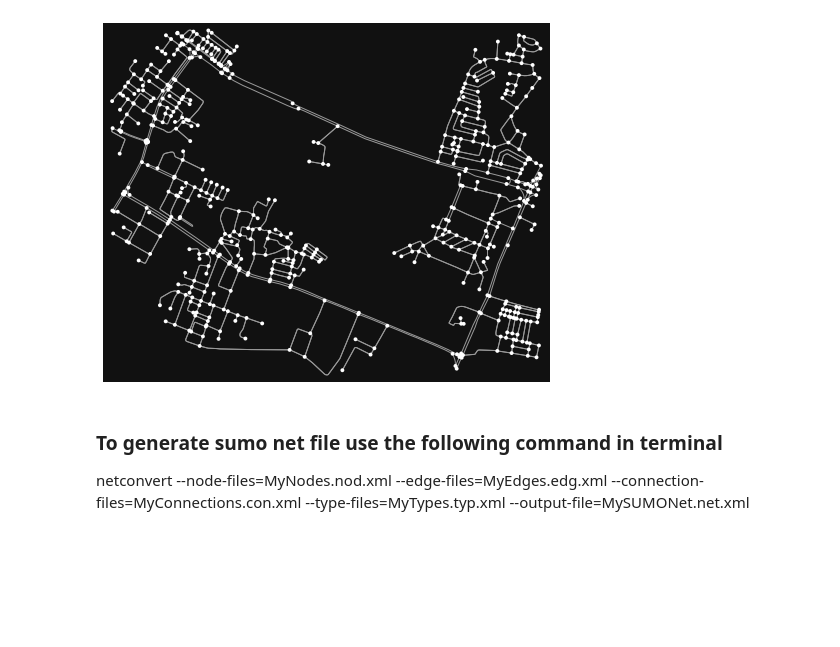
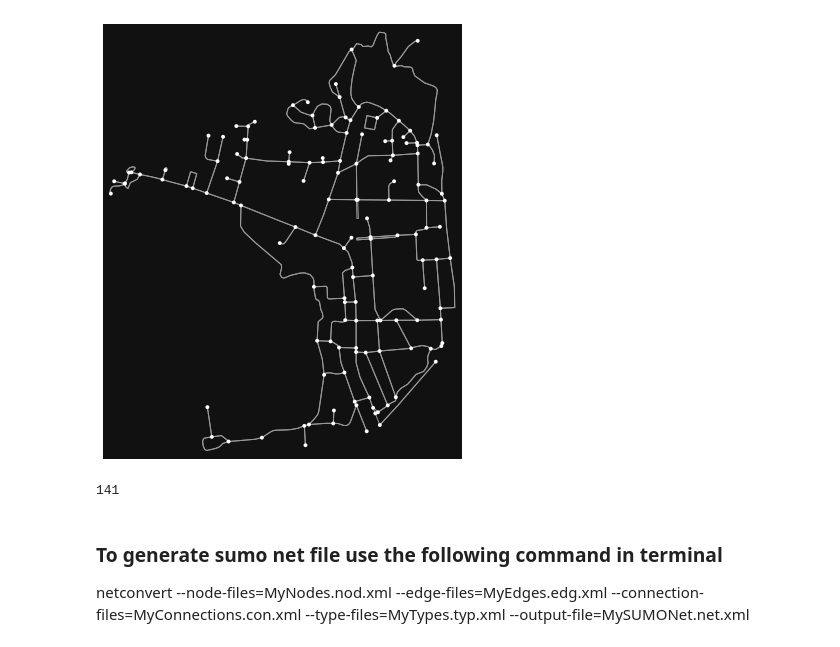
Before and after one commit to SDeepakMallya/mrpp_sumo, a Jupyter notebook: scripts/generate_graphs/test.ipynb, the cells around one changed output. Drawn from its saved outputs; the diff is of its cells as text; code cells hidden in the pictures; blank space fills up the shorter version.

Commit message:
graphs_update

```diff
--- a/scripts/generate_graphs/test.ipynb
+++ b/scripts/generate_graphs/test.ipynb
@@ -7,32 +7,32 @@ import networkx as nx
 import rospkg
 # %%
 graph_name = "iit_delhi"
-G = ox.graph_from_bbox(28.552709, 28.535328, 77.202061, 77.177380, network_type = 'drive')
+G = ox.graph_from_place("IIT Bombay", network_type = 'bike')
 ox.plot_graph(G)
 lats = []
 longs = []
 for n in G.nodes():
     lats.append(G.nodes[n]['y'])
     longs.append(G.nodes[n]['x'])
 
 min_lat = min(lats)
 max_lat = max(lats)
 min_long = min(longs)
 max_long = max(longs)
 
 center = [0.5 * (max_long + min_long), 0.5 * (max_lat + min_lat)]
 utm_zone = 1 + math.floor((float(center[0]) + 180)/6)
 hemisphere = 'south' if center[1] < 0 else 'north'
 
 projstr = "+proj=utm {} +zone={} +lon_0={} +lat_0={} +x_0=0 +y_0-=0 +ellps=WGS84 +units=m +no_defs".format(hemisphere, utm_zone, center[0], center[1])
 projection = pyproj.Proj(projstr)
 
 min_x, min_y = projection(min_long, min_lat)
 max_x, max_y = projection(max_long, max_lat)
 
 offset = [0.5 * (max_x + min_x), 0.5 * (max_y + min_y)]
 # %% [output]
-[figure, old version]
+[figure, new version]
 # %%
 G_nx = nx.DiGraph()
 G_nx.add_nodes_from(G.nodes())
@@ -88,6 +88,10 @@ for e in G.edges():
             list_shape.append('{},{}'.format(i[0], i[1]))
         str_shape = ' '.join(list_shape)
         G_nx[e[1]][e[0]]['shape'] = str_shape
+# %%
+len(G_nx.nodes())
+# %% [output]
+141
 # %%
 #Generate .nod.xml .edg.xml
 dir_name = rospkg.RosPack().get_path(name = 'mrpp_sumo')
```
Also changed, not shown: parts of 2 cells of this notebook, 25 other files.
